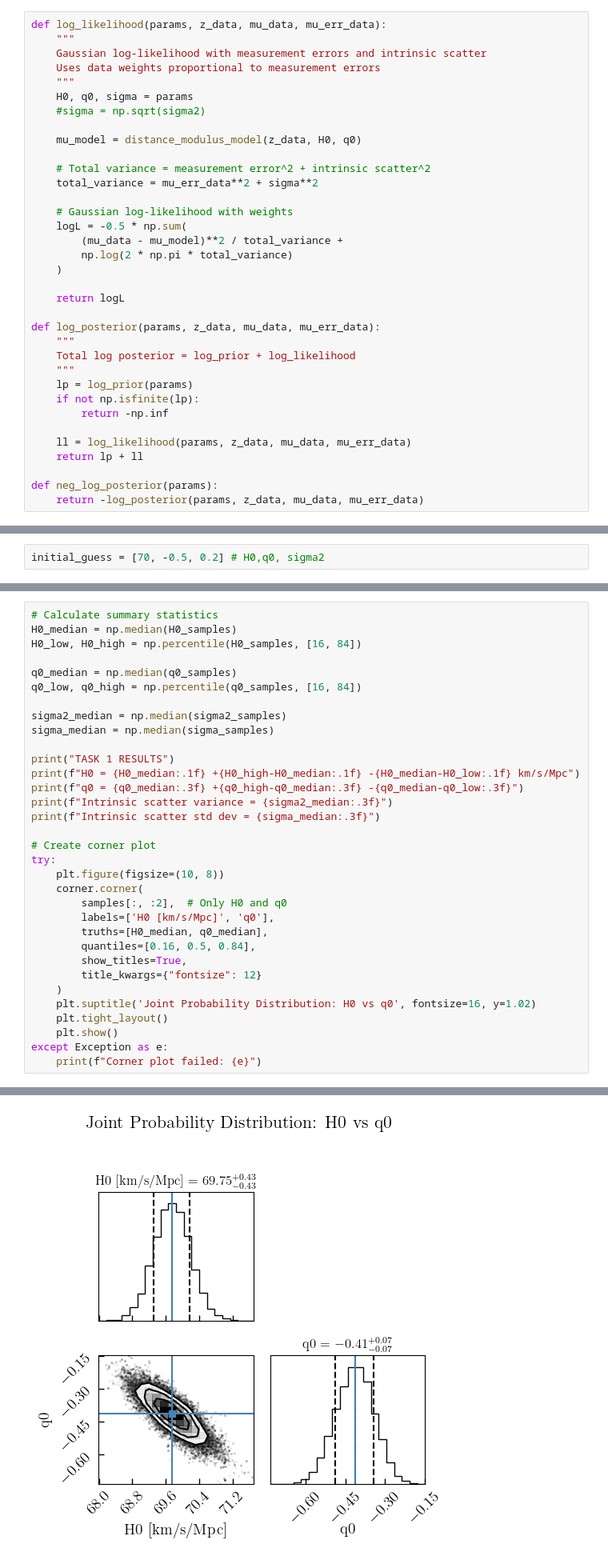
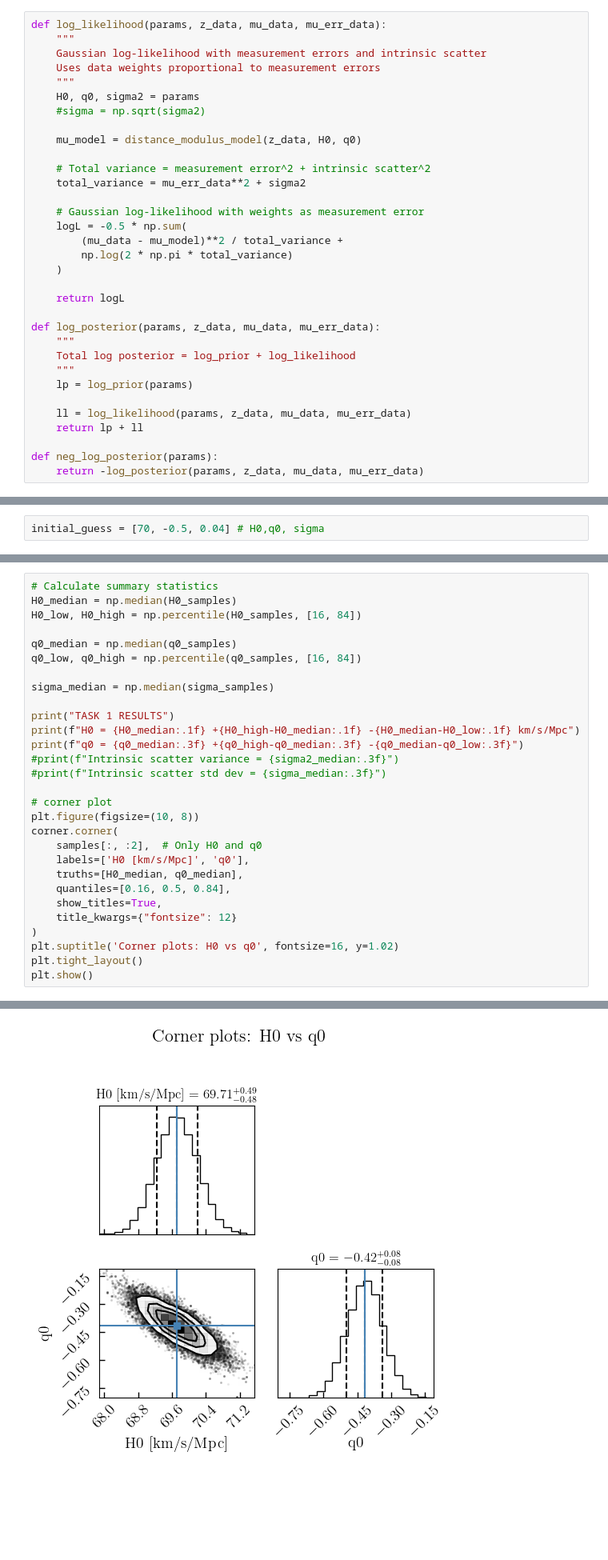
Before and after one commit to Saintcyberwarrior/cosmology-supernova-analysis, a Jupyter notebook: notebooks/project_1_yvb.ipynb, the cells around one changed output, grey strips where cells are left out. Shown at 80% size. Cells and saved outputs as stored; diff of their text form; blank space fills up the shorter version.

```diff
--- a/notebooks/project_1_yvb.ipynb
+++ b/notebooks/project_1_yvb.ipynb
@@ -112,15 +117,15 @@ def log_likelihood(params, z_data, mu_data, mu_err_data):
     Gaussian log-likelihood with measurement errors and intrinsic scatter
     Uses data weights proportional to measurement errors
     """
-    H0, q0, sigma = params
+    H0, q0, sigma2 = params
     #sigma = np.sqrt(sigma2)
 
     mu_model = distance_modulus_model(z_data, H0, q0)
 
     # Total variance = measurement error^2 + intrinsic scatter^2
-    total_variance = mu_err_data**2 + sigma**2
+    total_variance = mu_err_data**2 + sigma2
 
-    # Gaussian log-likelihood with weights
+    # Gaussian log-likelihood with weights as measurement error
     logL = -0.5 * np.sum(
         (mu_data - mu_model)**2 / total_variance +
         np.log(2 * np.pi * total_variance)
@@ -133,8 +138,6 @@ def log_posterior(params, z_data, mu_data, mu_err_data):
     Total log posterior = log_prior + log_likelihood
     """
     lp = log_prior(params)
-    if not np.isfinite(lp):
-        return -np.inf
 
     ll = log_likelihood(params, z_data, mu_data, mu_err_data)
     return lp + ll
@@ -148,7 +151,7 @@ mu_err_data = df_lowz['Distance modulus error'].values
 # %% [markdown]
 Now we can find MAP Estimate:
 # %%
-initial_guess = [70, -0.5, 0.2] # H0,q0, sigma2
+initial_guess = [70, -0.5, 0.04] # H0,q0, sigma
 # %%
 print("Finding MAP estimate:")
 result = minimize(neg_log_posterior, initial_guess, method='Nelder-Mead')
@@ -242,30 +257,26 @@ H0_low, H0_high = np.percentile(H0_samples, [16, 84])
 q0_median = np.median(q0_samples)
 q0_low, q0_high = np.percentile(q0_samples, [16, 84])
 
-sigma2_median = np.median(sigma2_samples)
 sigma_median = np.median(sigma_samples)
 
 print("TASK 1 RESULTS")
 print(f"H0 = {H0_median:.1f} +{H0_high-H0_median:.1f} -{H0_median-H0_low:.1f} km/s/Mpc")
 print(f"q0 = {q0_median:.3f} +{q0_high-q0_median:.3f} -{q0_median-q0_low:.3f}")
-print(f"Intrinsic scatter variance = {sigma2_median:.3f}")
-print(f"Intrinsic scatter std dev = {sigma_median:.3f}")
+#print(f"Intrinsic scatter variance = {sigma2_median:.3f}")
+#print(f"Intrinsic scatter std dev = {sigma_median:.3f}")
 
-# Create corner plot
-try:
-    plt.figure(figsize=(10, 8))
-    corner.corner(
-        samples[:, :2],  # Only H0 and q0
-        labels=['H0 [km/s/Mpc]', 'q0'],
-        truths=[H0_median, q0_median],
-        quantiles=[0.16, 0.5, 0.84],
-        show_titles=True,
-        title_kwargs={"fontsize": 12}
-    )
-    plt.suptitle('Joint Probability Distribution: H0 vs q0', fontsize=16, y=1.02)
-    plt.tight_layout()
-    plt.show()
-except Exception as e:
-    print(f"Corner plot failed: {e}")
+# corner plot
+plt.figure(figsize=(10, 8))
+corner.corner(
+    samples[:, :2],  # Only H0 and q0
+    labels=['H0 [km/s/Mpc]', 'q0'],
+    truths=[H0_median, q0_median],
+    quantiles=[0.16, 0.5, 0.84],
+    show_titles=True,
+    title_kwargs={"fontsize": 12}
+)
+plt.suptitle('Corner plots: H0 vs q0', fontsize=16, y=1.02)
+plt.tight_layout()
+plt.show()
 # %% [output]
 TASK 1 RESULTS
@@ -276,2 +285,2 @@ Intrinsic scatter std dev = 0.028
 <Figure size 1000x800 with 0 Axes>
-[figure, old version]
+[figure, new version]
```
Also changed, not shown: parts of 30 cells of this notebook.
